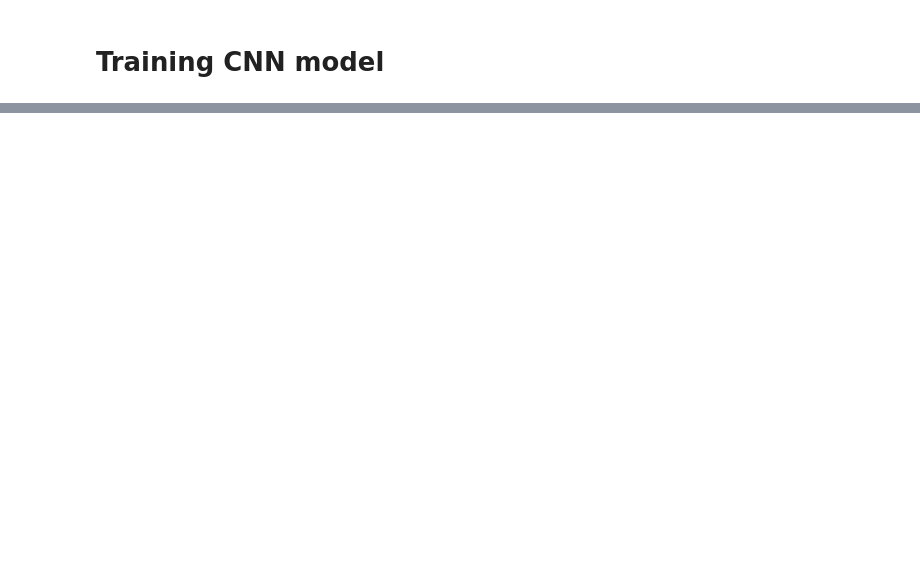
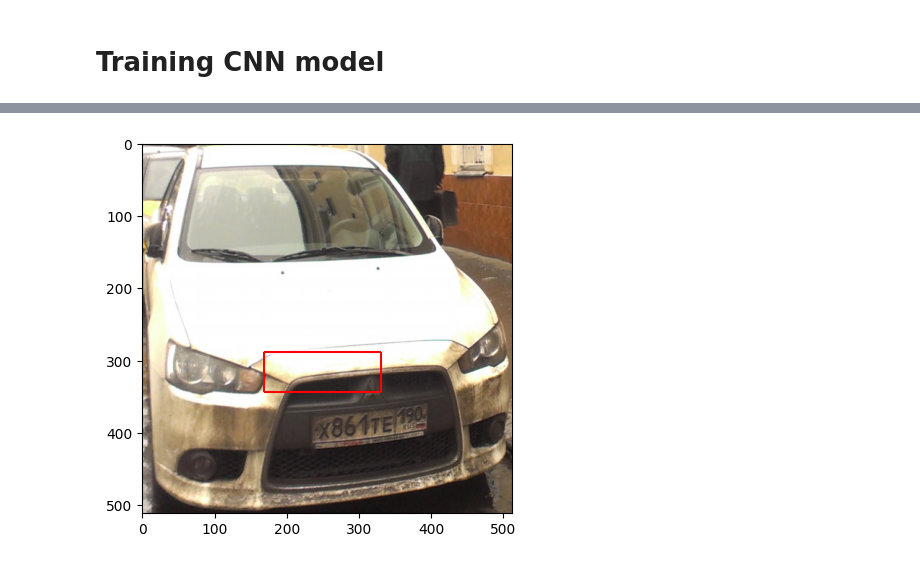
Before and after one commit to sodeeplearning/Net-Nomera, a Jupyter notebook: YOLO_with_CNN.ipynb, the cells around one changed output, grey strips where cells are left out. Cells and saved outputs as stored; diff of their text form; code cells hidden in the pictures; blank space fills up the shorter version.

```diff
--- a/YOLO_with_CNN.ipynb
+++ b/YOLO_with_CNN.ipynb
@@ -406,0 +526,2 @@ cnn_pred(val_images[1])
+# %%
+number_detector.load_weights("drive/MyDrive/weights_800.pt")
@@ -406,0 +533,5 @@ cnn_pred(val_images[1])
+# %%
+id = 0
+number_detector.plot_boxes(image = images[id],
+                           coordinates = bboxes[id])
+# %% [output]
@@ -406,0 +539 @@ cnn_pred(val_images[1])
+[figure, added]
```
Also changed, not shown: parts of 32 cells of this notebook, 4 other files.
